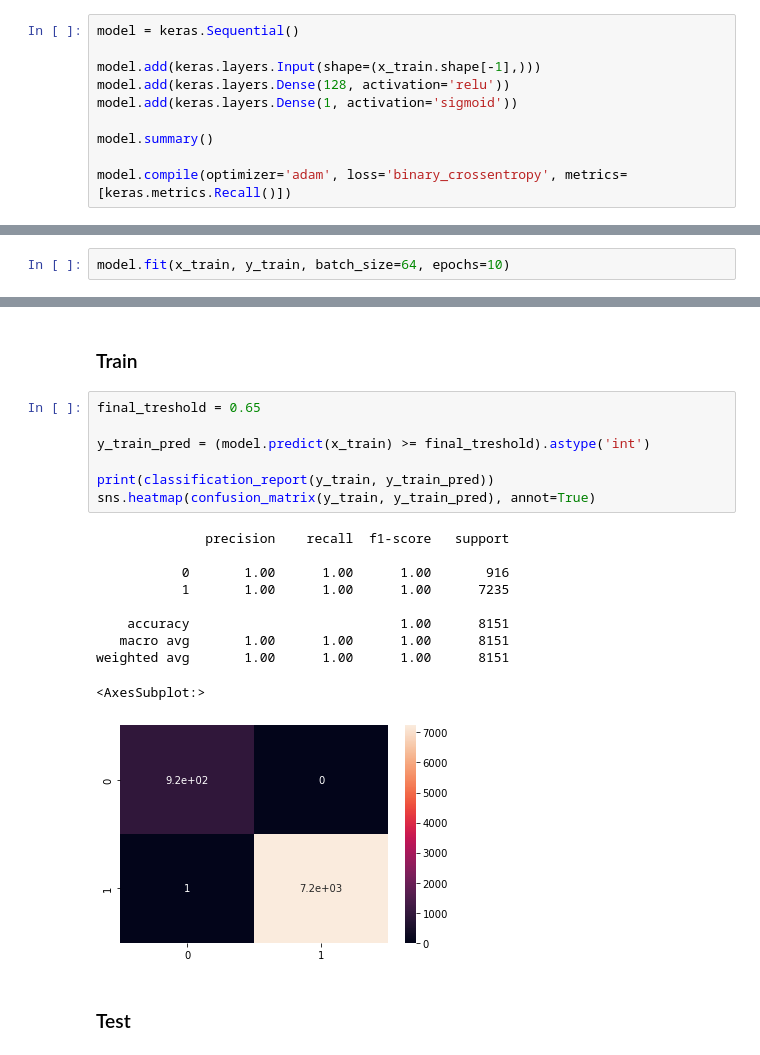
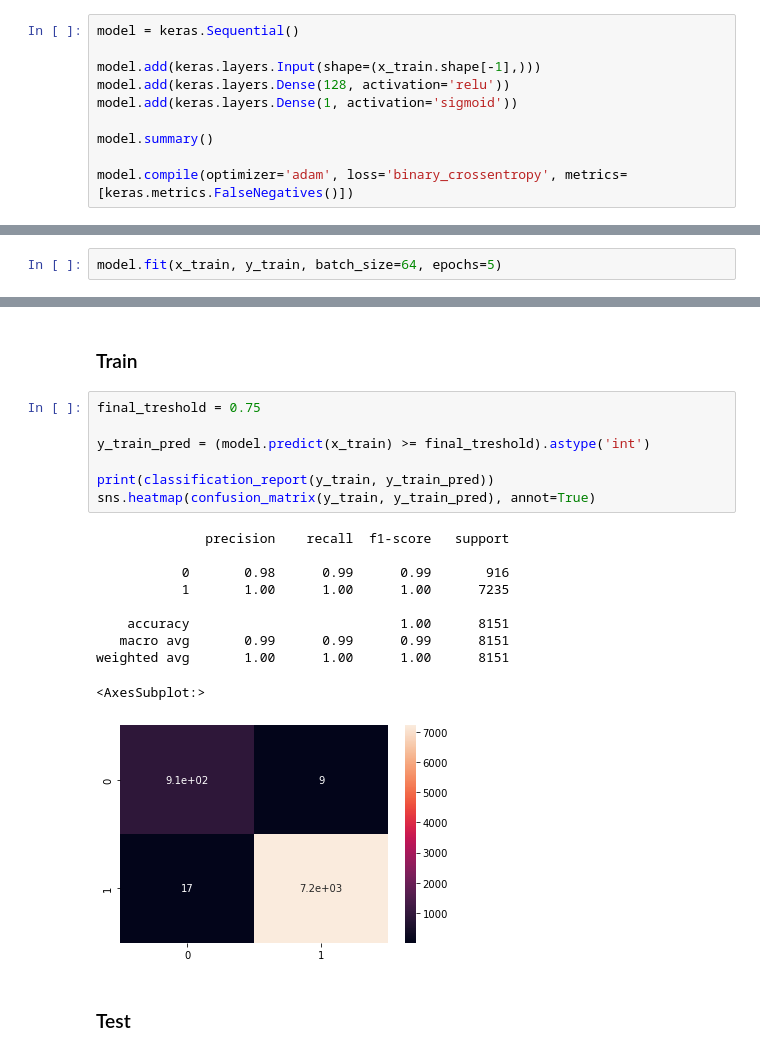
Before and after one commit to hanydesoki/Movie-Series_french_review_satisfaction_prediction, a Jupyter notebook: review_prediction.ipynb, the cells around one changed output, grey strips where cells are left out. Cells and saved outputs as stored; diff of their text form.

Commit message:
Improve false negative score

```diff
--- a/review_prediction.ipynb
+++ b/review_prediction.ipynb
@@ -87,7 +87,7 @@ model.add(keras.layers.Dense(1, activation='sigmoid'))
 
 model.summary()
 
-model.compile(optimizer='adam', loss='binary_crossentropy', metrics=[keras.metrics.Recall()])
+model.compile(optimizer='adam', loss='binary_crossentropy', metrics=[keras.metrics.FalseNegatives()])
 # %% [output]
 Model: "sequential"
 _________________________________________________________________
@@ -102,5 +102,5 @@ Trainable params: 3,140,993
 Non-trainable params: 0
 _________________________________________________________________
 # %%
-model.fit(x_train, y_train, batch_size=64, epochs=10)
+model.fit(x_train, y_train, batch_size=64, epochs=5)
 # %% [output]
@@ -179,23 +169,23 @@ Text(0.5, 1.0, 'Score evolution with different decision tresholds.')
 # %% [markdown]
 ### Train
 # %%
-final_treshold = 0.65
+final_treshold = 0.75
 
 y_train_pred = (model.predict(x_train) >= final_treshold).astype('int')
 
 print(classification_report(y_train, y_train_pred))
 sns.heatmap(confusion_matrix(y_train, y_train_pred), annot=True)
 # %% [output]
               precision    recall  f1-score   support
 
-           0       1.00      1.00      1.00       916
+           0       0.98      0.99      0.99       916
            1       1.00      1.00      1.00      7235
 
     accuracy                           1.00      8151
-   macro avg       1.00      1.00      1.00      8151
+   macro avg       0.99      0.99      0.99      8151
 weighted avg       1.00      1.00      1.00      8151
 <AxesSubplot:>
-[figure, old version]
+[figure, new version]
 # %% [markdown]
 ### Test
 # %%
```
Also changed, not shown: parts of 4 cells of this notebook, 1 other file.
